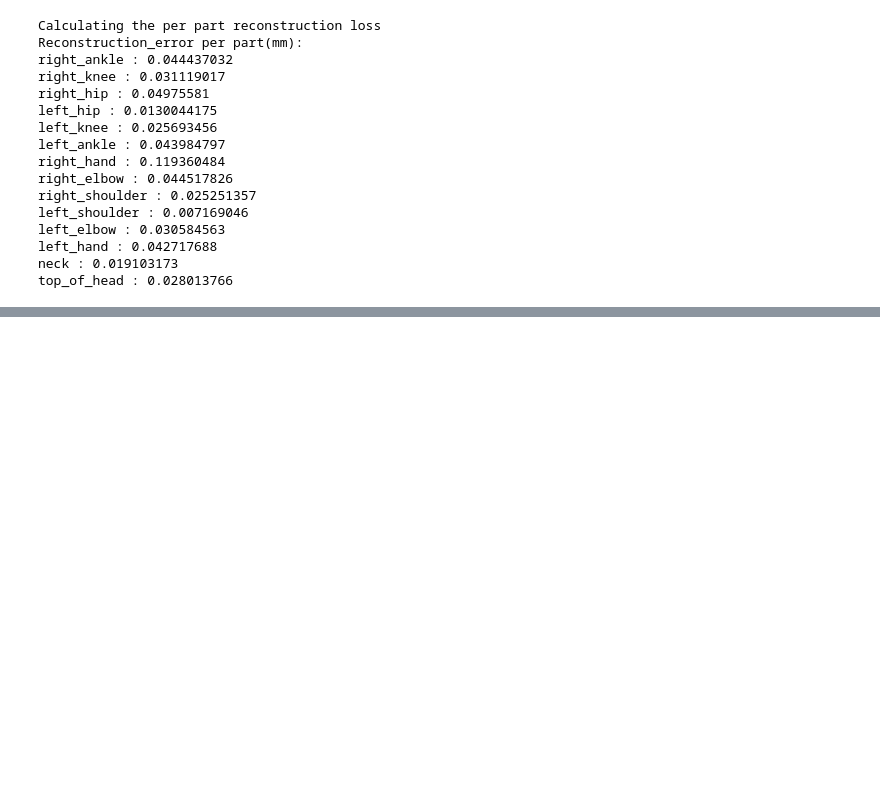
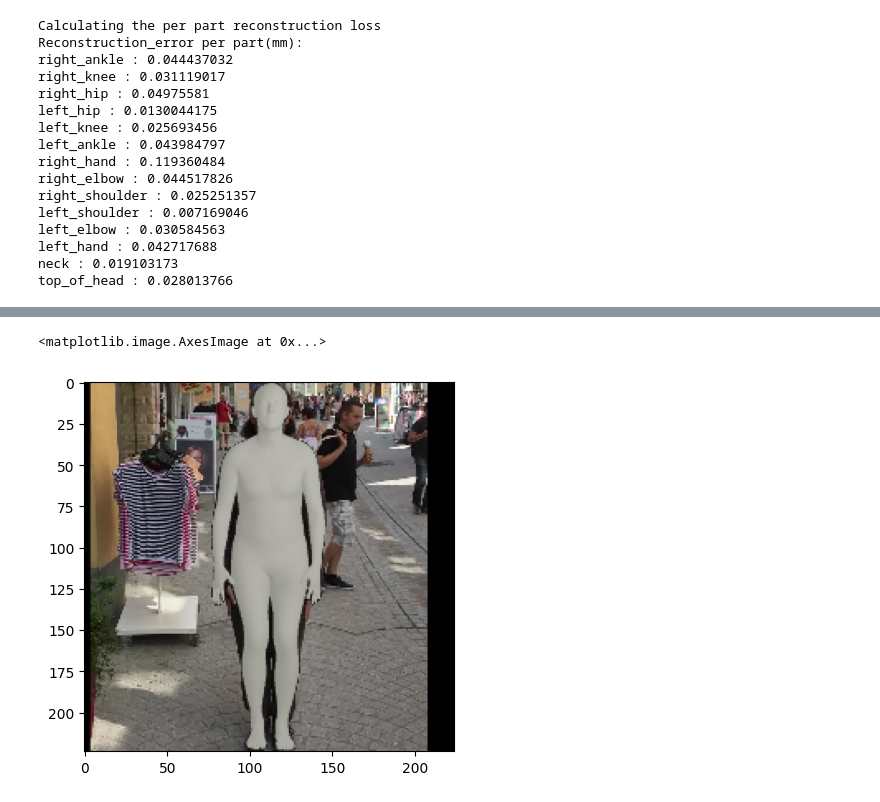
Before and after one commit to sspsk/thesis, a Jupyter notebook: notebooks/projection.ipynb, the cells around one changed output, grey strips where cells are left out. Cells and saved outputs as stored; diff of their text form; code cells hidden in the pictures; blank space fills up the shorter version.

```diff
--- a/notebooks/projection.ipynb
+++ b/notebooks/projection.ipynb
@@ -298,0 +395,2 @@ top_of_head : 0.028013766
+# %%
+myimg = img.permute(1,2,0).numpy().copy()
@@ -298,0 +401,2 @@ top_of_head : 0.028013766
+# %%
+res = renderer.render(myimg,output_hmr.vertices[0].detach().numpy(),aug_cam.numpy())
@@ -298,0 +409,5 @@ top_of_head : 0.028013766
+# %%
+plt.imshow(res)
+# %% [output]
+<matplotlib.image.AxesImage at 0x...>
+[figure, added]
```
Also changed, not shown: parts of 23 cells of this notebook, 1 other file.
